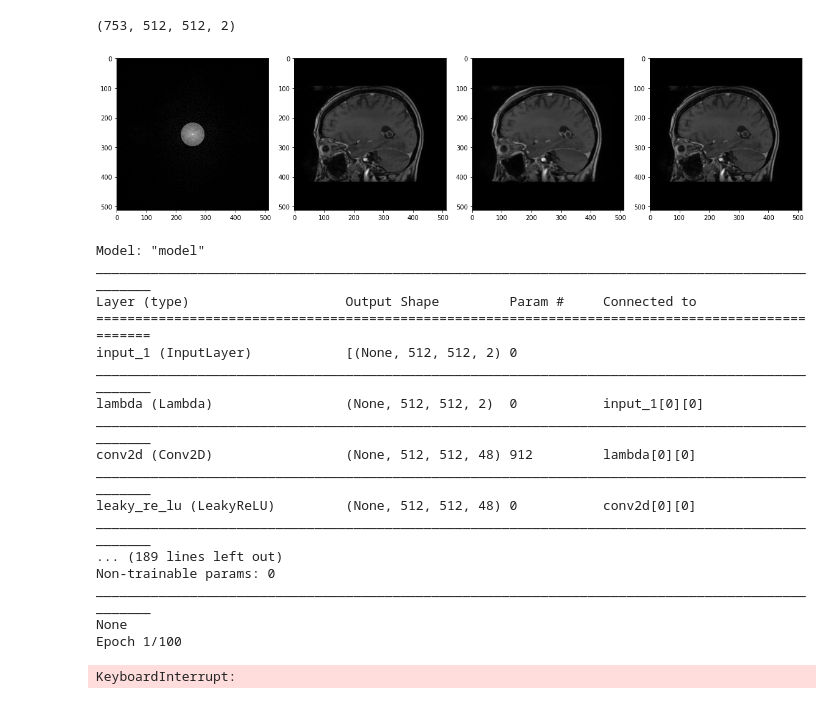
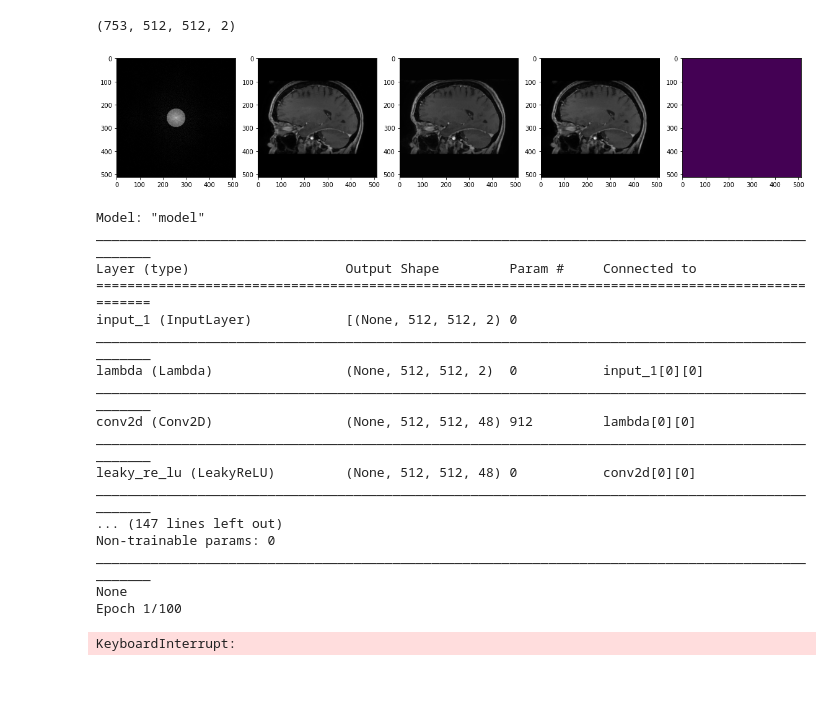
Before and after one commit to youssefbeauferris/end-to-end-multi-visit, a Jupyter notebook: notebooks/Step_03-1_train_end_to_end_reconstruction_network.ipynb, the cells around one changed output. Saved outputs shown, nothing was run; the diff lists cells and outputs as text; code cells hidden in the pictures.

```diff
--- a/notebooks/Step_03-1_train_end_to_end_reconstruction_network.ipynb
+++ b/notebooks/Step_03-1_train_end_to_end_reconstruction_network.ipynb
@@ -37,6 +37,7 @@ Wpad = (8 - (W%8))//2
 # %%
 #file ids for all training pairs
 training_files = np.loadtxt('../data/train.txt', dtype=str)
+validation_files = np.loadtxt('../data/val.txt', dtype=str)
 # %%
 ref_path = '../../../data/brain-cancer/'
 next_path = '../data/zero_filled_rec/10x/'
@@ -47,6 +48,11 @@ train_previous_files = [ref_reg_path + 'elastic_' + moving[:-4] + '_' + fixed fo
 train_follow_up_files = [ref_path + file for file in training_files[:,1]]
 #train_follow_up_files = [next_path + file for file in training_files[:,1]]
 train_reference_files = [ref_path + file for file in training_files[:,1]]
+# %%
+#pathes to validation data
+val_previous_files = [ref_reg_path + 'elastic_' + moving[:-4] + '_' + fixed for moving, fixed in zip(validation_files[:,0],validation_files[:,1])]
+val_follow_up_files = [ref_path + file for file in validation_files[:,1]]
+val_reference_files = [ref_path + file for file in validation_files[:,1]]
 # %% [markdown]
 Need to load 3 inputs: [kspace, previous_rec, under_masks]
 Need one output: [ref]
@@ -83,3 +89,30 @@ train_ref = np.concatenate(train_ref)
 print(train_zero_filled.shape, train_previous.shape, train_ref.shape)
 # %% [output]
 (753, 512, 512, 2) (753, 512, 512, 1) (753, 512, 512, 1)
+# %%
+val_zero_filled = []
+val_previous = []
+val_ref = []
+for ii, file in enumerate(val_follow_up_files):
+    img = nib.load(file)
+    zero_filled_rec = np.swapaxes(img.get_fdata(),0,2)
+    zero_filled_rec = zero_filled_rec / np.abs(zero_filled_rec).max()
+    #convert zero filled reconstruction to kspace
+    f = np.fft.fft2(zero_filled_rec)
+    zero_filled_kspace = np.zeros((*zero_filled_rec.shape,2))
+    zero_filled_kspace[:,:,:,0] = f.real
+    zero_filled_kspace[:,:,:,1] = f.imag
+    val_zero_filled.append(zero_filled_kspace)
+    #load previous registered reconstruction
+    img2 = nib.load(val_previous_files[ii])
+    previous_rec = np.swapaxes(img2.get_fdata(),0,2)[...,np.newaxis]
+    previous_rec = previous_rec / np.abs(previous_rec).max()
+    val_previous.append(previous_rec)
+    #load reference reconstruction
+    img3 = nib.load(val_reference_files[ii])
+    ref_rec = np.swapaxes(img3.get_fdata(),0,2)[:,:,:,np.newaxis]
+    ref_rec = ref_rec / ref_rec.max()
+    val_ref.append(ref_rec)
+val_zero_filled = np.concatenate(val_zero_filled,axis=0)
+val_previous = np.concatenate(val_previous)
+val_ref = np.concatenate(val_ref)
@@ -107,16 +149,18 @@ train_zero_filled[train_var_sampling_mask] = 0
 # %%
 plt.figure(figsize=(16,4))
-plt.subplot(141)
+plt.subplot(151)
 plt.imshow(np.log(1+np.abs(np.fft.fftshift(train_zero_filled[100,:,:,0]+1j*train_zero_filled[100,:,:,1]))), cmap='gray')
-plt.subplot(142)
+plt.subplot(152)
 plt.imshow(zero_filled_rec[100,:,:],cmap='gray')
-plt.subplot(143)
+plt.subplot(153)
 plt.imshow(previous_rec[100,:,:,0], cmap='gray')
-plt.subplot(144)
+plt.subplot(154)
 plt.imshow(ref_rec[100,:,:,0],cmap='gray')
+plt.subplot(155)
+plt.imshow(np.abs(ref_rec[100,:,:,0] - zero_filled_rec[100,:,:]))
 plt.tight_layout()
 # %% [output]
-[figure, old version]
+[figure, new version]
 # %%
 epochs = 100
 batch_size= 6
@@ -135,8 +179,8 @@ checkpoint = ModelCheckpoint(model_name, mode = 'min', \
                          save_best_only=True, save_weights_only = True)
 # %%
 # Training our model
-model = fsnet.deep_cascade_flat_unrolled("iki", H=H,W=W,Hpad=Hpad,Wpad=Wpad,channels=2)
-opt = Adam(learning_rate = 1e-3,decay = 1e-4)
+model = fsnet.deep_cascade_flat_unrolled("i", H=H,W=W,Hpad=Hpad,Wpad=Wpad,channels=2)
+opt = Adam(learning_rate = 1e-4,decay = 1e-4)
 model.compile(loss = 'mse',optimizer=opt)
 print(model.summary())
 
@@ -145,7 +189,7 @@ hist = model.fit([train_zero_filled, train_previous,train_var_sampling_mask],
              epochs=epochs,
              steps_per_epoch=train_ref.shape[0]//batch_size,
              verbose=1,
-             #validation_data= ([kspace_val,val_var_sampling_mask],[rec_val]),
+             validation_data= ([val_zero_filled,val_previous,val_var_sampling_mask],[val_ref]),
              callbacks=[checkpoint,earlyStopping])
 # %% [output]
 Model: "model"
@@ -160,7 +204,7 @@ conv2d (Conv2D)                 (None, 512, 512, 48) 912         lambda[0][0]
 __________________________________________________________________________________________________
 leaky_re_lu (LeakyReLU)         (None, 512, 512, 48) 0           conv2d[0][0]
 __________________________________________________________________________________________________
-... (189 lines left out)
+... (147 lines left out)
 Non-trainable params: 0
 __________________________________________________________________________________________________
 None
```
Also changed, not shown: parts of 3 cells of this notebook, 2 other files.
